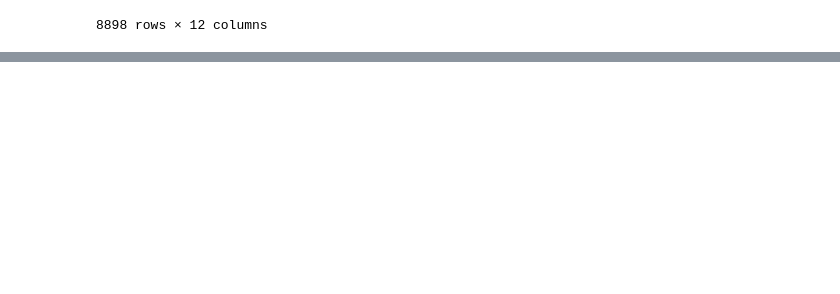
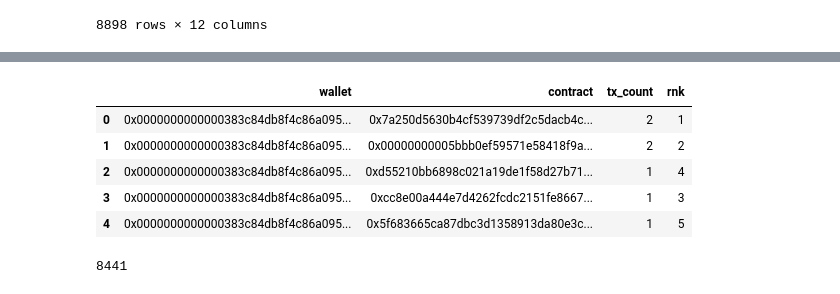
Before and after one commit to bellatrix-ds/ml-in-crypto, a Jupyter notebook: 04_Wallet_Canvas/Wallet_Canvas_Modeling.ipynb, the cells around one changed output, grey strips where cells are left out. Cells and saved outputs as stored; diff of their text form; code cells hidden in the pictures; blank space fills up the shorter version.

```diff
--- a/04_Wallet_Canvas/Wallet_Canvas_Modeling.ipynb
+++ b/04_Wallet_Canvas/Wallet_Canvas_Modeling.ipynb
@@ -315,0 +421,15 @@ filtered_df3.to_csv('/Users/bahareh/Desktop/My_Job/BlochChain/Git/ml-in-crypto/0
+# %%
+df4_b = pd.read_csv('/Users/bahareh/Desktop/Data/part4_b.csv')
+
+df4_b.head()
+# %% [output]
+|  | wallet | contract | tx_count | rnk |
+| 0 | 0x0000000000000383c84db8f4c86a095... | 0x7a250d5630b4cf539739df2c5dacb4c... | 2 | 1 |
+| 1 | 0x0000000000000383c84db8f4c86a095... | 0x00000000005bbb0ef59571e58418f9a... | 2 | 2 |
+| 2 | 0x0000000000000383c84db8f4c86a095... | 0xd55210bb6898c021a19de1f58d27b71... | 1 | 4 |
+| 3 | 0x0000000000000383c84db8f4c86a095... | 0xcc8e00a444e7d4262fcdc2151fe8667... | 1 | 3 |
+| 4 | 0x0000000000000383c84db8f4c86a095... | 0x5f683665ca87dbc3d1358913da80e3c... | 1 | 5 |
+# %%
+df4_b['contract'].nunique()
+# %% [output]
+8441
```
Also changed, not shown: parts of 22 cells of this notebook, 2 other files.
